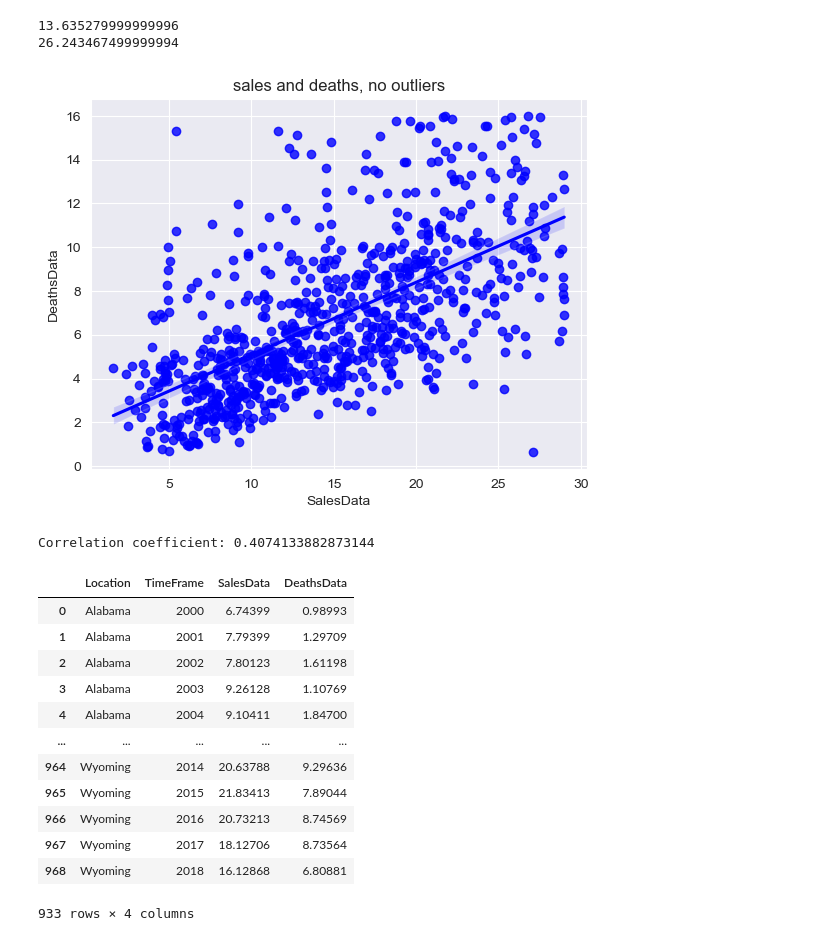
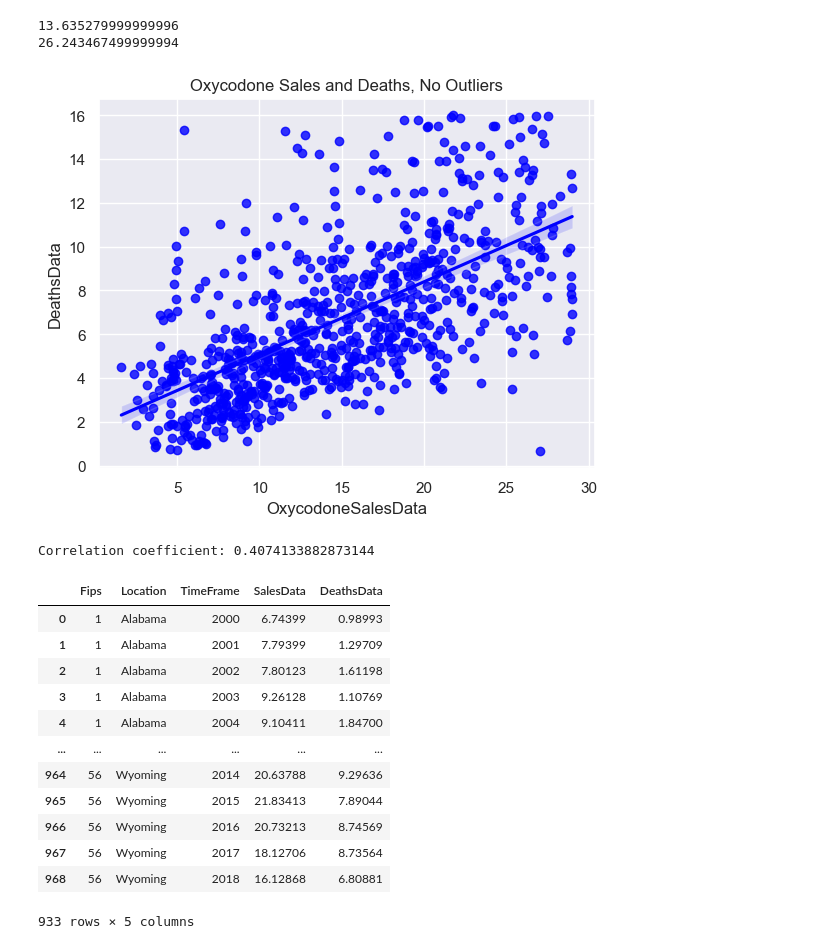
Before and after one commit to searanch/opiods-deaths-sales, a Jupyter notebook: RelationshipSalesDeaths.ipynb, the cells around one changed output. Saved outputs shown, nothing was run; the diff lists cells and outputs as text; code cells hidden in the pictures.

Commit message:
Updated Relationship NB.

```diff
--- a/RelationshipSalesDeaths.ipynb
+++ b/RelationshipSalesDeaths.ipynb
@@ -56,0 +4,4 @@ df= make_merge()
+# %%
+# load filr and unneeeded column
+df = pd.read_csv('data/SalesDeaths.csv')
+df.drop(['Unnamed: 0'], axis=1, inplace=True)
@@ -65,0 +23,6 @@ Text(0.5, 1.0, 'sales and deaths with outliers')
+# %%
+# linear regression to check relationship between x and y
+sns.set_style("darkgrid")
+sns.color_palette("rocket")
+sns.regplot(x="HydrocodoneSalesData", y="DeathsData", data=df, color='blue')
+plt.title("Hydrocodone Sales and deaths with outliers")
@@ -85,20 +51,20 @@ print(percentile_95_sales)
 26.243467499999994
 # %%
 # remove 5% of samples
-df1 = df.query('DeathsData < 16 & SalesData < 29')
+df1 = df.query('DeathsData < 16 & OxycodoneSalesData < 29')
 # %%
 import seaborn as sns
 import matplotlib.pyplot as plt
 sns.set_style("darkgrid")
 
 # Plot the regression plot for the filtered data
-sns.regplot(x='SalesData', y='DeathsData', data=df1, color='blue', label='lala')
+sns.regplot(x='OxycodoneSalesData', y='DeathsData', data=df1, color='blue', label='lala')
 # Add a title to the graph
-plt.title('sales and deaths, no outliers')
+plt.title('Oxycodone Sales and Deaths, No Outliers')
 # Display the plot
 plt.show()
 # %% [output]
-[figure, old version]
+[figure, new version]
 # %%
 import pandas as pd
 # Calculate the correlation coefficient
@@ -109,19 +75,21 @@ print("Correlation coefficient:", correlation)
 # %% [output]
 Correlation coefficient: 0.4074133882873144
 # %%
-df_test = df[["Location","TimeFrame","SalesData","DeathsData"]]
+df_test = df[["Fips","Location","TimeFrame","SalesData","DeathsData"]]
 df_test
+
+#df
 # %% [output]
-|  | Location | TimeFrame | SalesData | DeathsData |
-| 0 | Alabama | 2000 | 6.74399 | 0.98993 |
-| 1 | Alabama | 2001 | 7.79399 | 1.29709 |
-| 2 | Alabama | 2002 | 7.80123 | 1.61198 |
-| 3 | Alabama | 2003 | 9.26128 | 1.10769 |
-| 4 | Alabama | 2004 | 9.10411 | 1.84700 |
-| ... | ... | ... | ... | ... |
-| 964 | Wyoming | 2014 | 20.63788 | 9.29636 |
-| 965 | Wyoming | 2015 | 21.83413 | 7.89044 |
-| 966 | Wyoming | 2016 | 20.73213 | 8.74569 |
-| 967 | Wyoming | 2017 | 18.12706 | 8.73564 |
-| 968 | Wyoming | 2018 | 16.12868 | 6.80881 |
+|  | Fips | Location | TimeFrame | SalesData | DeathsData |
+| 0 | 1 | Alabama | 2000 | 6.74399 | 0.98993 |
+| 1 | 1 | Alabama | 2001 | 7.79399 | 1.29709 |
+| 2 | 1 | Alabama | 2002 | 7.80123 | 1.61198 |
+| 3 | 1 | Alabama | 2003 | 9.26128 | 1.10769 |
+| 4 | 1 | Alabama | 2004 | 9.10411 | 1.84700 |
+| ... | ... | ... | ... | ... | ... |
+| 964 | 56 | Wyoming | 2014 | 20.63788 | 9.29636 |
+| 965 | 56 | Wyoming | 2015 | 21.83413 | 7.89044 |
+| 966 | 56 | Wyoming | 2016 | 20.73213 | 8.74569 |
+| 967 | 56 | Wyoming | 2017 | 18.12706 | 8.73564 |
+| 968 | 56 | Wyoming | 2018 | 16.12868 | 6.80881 |
-933 rows × 4 columns
+933 rows × 5 columns
```
Also changed, not shown: parts of 8 cells of this notebook.
